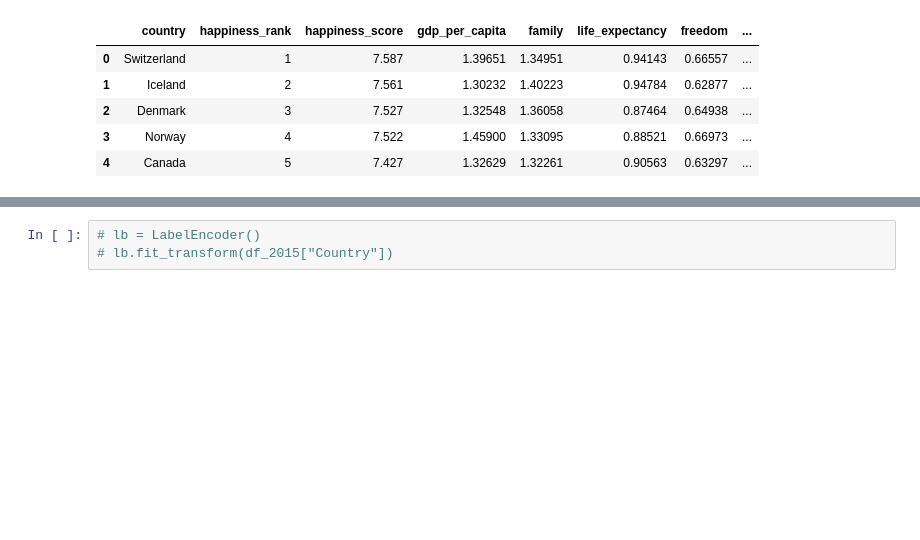
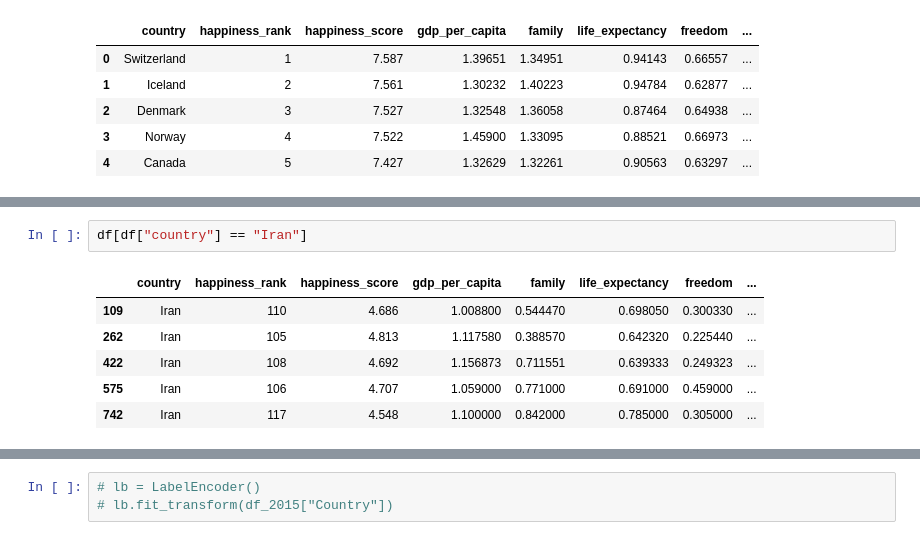
Before and after one commit to Fatemenamdar20/world-happiness-report, a Jupyter notebook: WHR_2015_2019.ipynb, the cells around one changed output, grey strips where cells are left out. Saved outputs shown, nothing was run; the diff lists cells and outputs as text; blank space fills up the shorter version.

```diff
--- a/WHR_2015_2019.ipynb
+++ b/WHR_2015_2019.ipynb
@@ -217,0 +237,9 @@ df.head()
+# %%
+df[df["country"] == "Iran"]
+# %% [output]
+|  | country | happiness_rank | happiness_score | gdp_per_capita | family | life_expectancy | freedom | ... |
+| 109 | Iran | 110 | 4.686 | 1.008800 | 0.544470 | 0.698050 | 0.300330 | ... |
+| 262 | Iran | 105 | 4.813 | 1.117580 | 0.388570 | 0.642320 | 0.225440 | ... |
+| 422 | Iran | 108 | 4.692 | 1.156873 | 0.711551 | 0.639333 | 0.249323 | ... |
+| 575 | Iran | 106 | 4.707 | 1.059000 | 0.771000 | 0.691000 | 0.459000 | ... |
+| 742 | Iran | 117 | 4.548 | 1.100000 | 0.842000 | 0.785000 | 0.305000 | ... |
```
Also changed, not shown: parts of 7 cells of this notebook.
